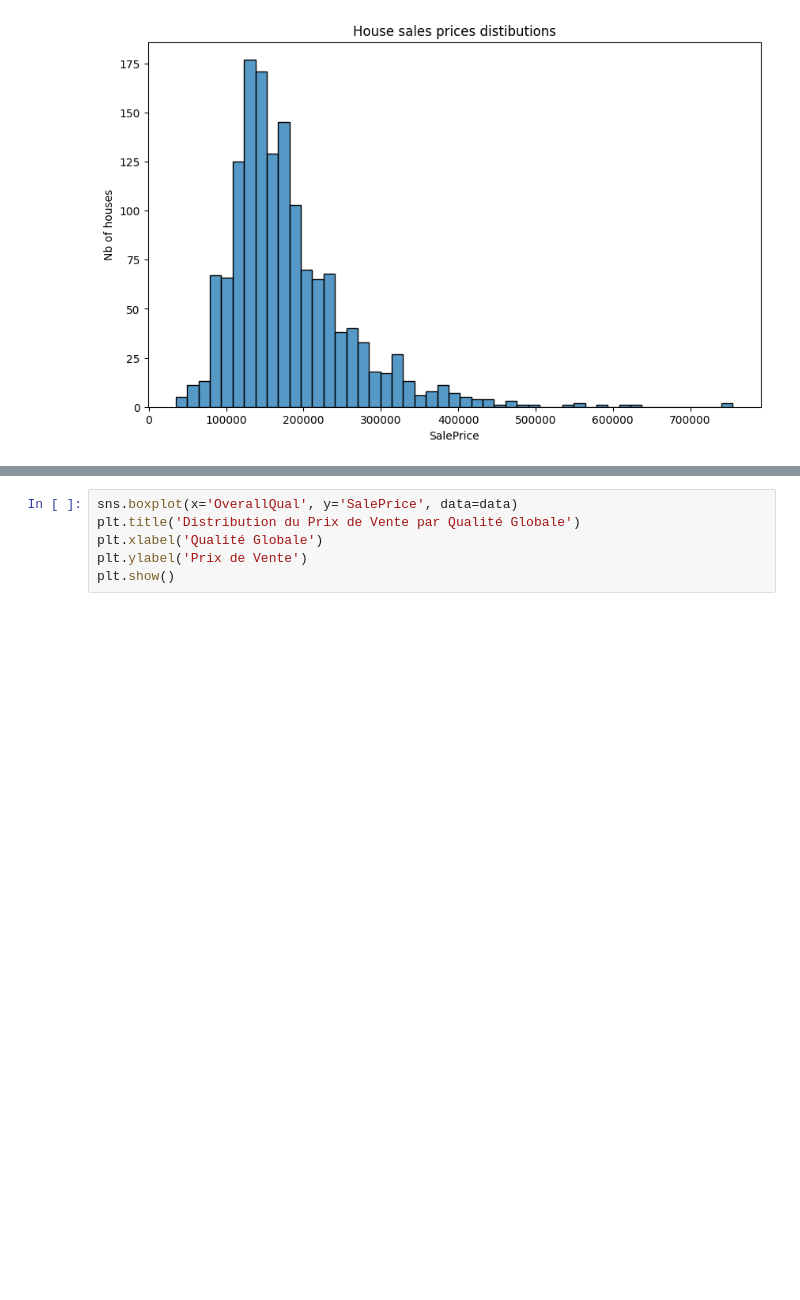
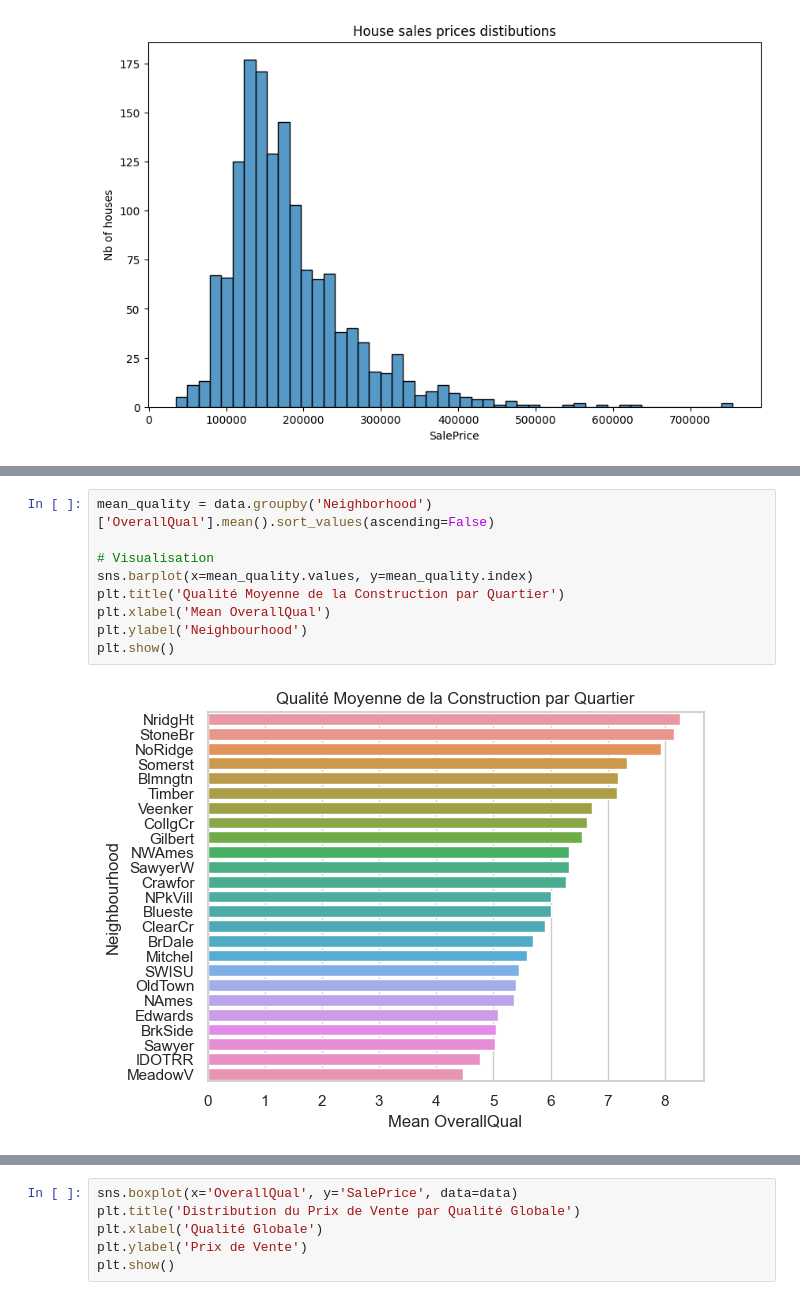
Before and after one commit to scoulet/EPISEN_TP_DATAMINING, a Jupyter notebook: notebook.ipynb, the cells around one changed output, grey strips where cells are left out. Drawn from its saved outputs; the diff is of its cells as text; blank space fills up the shorter version.

```diff
--- a/notebook.ipynb
+++ b/notebook.ipynb
@@ -111,0 +165,11 @@ plt.show()
+# %%
+mean_quality = data.groupby('Neighborhood')['OverallQual'].mean().sort_values(ascending=False)
+
+# Visualisation
+sns.barplot(x=mean_quality.values, y=mean_quality.index)
+plt.title('Qualité Moyenne de la Construction par Quartier')
+plt.xlabel('Mean OverallQual')
+plt.ylabel('Neighbourhood')
+plt.show()
+# %% [output]
+[figure, added]
```
Also changed, not shown: parts of 9 cells of this notebook.
